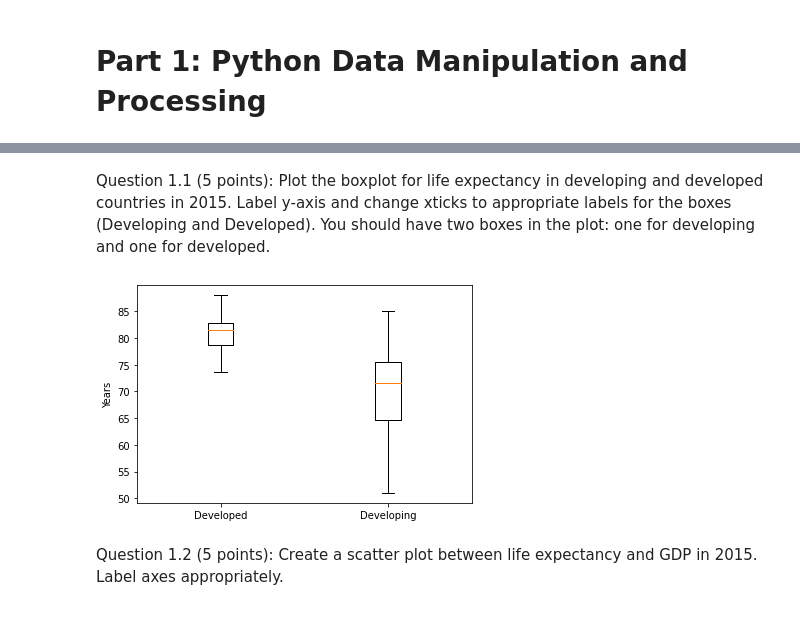
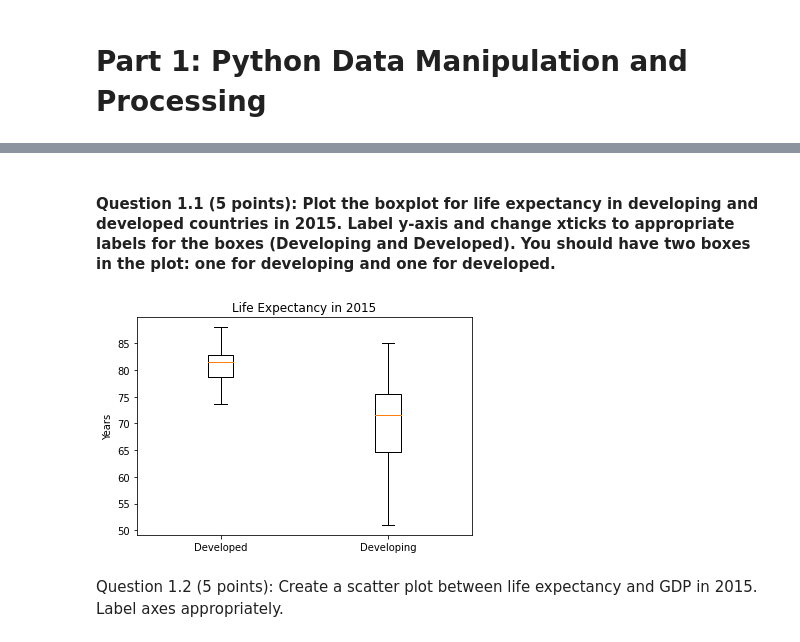
Before and after one commit to sarhuang/cosc425, a Jupyter notebook: Lab1/lab1_part1.ipynb, the cells around one changed output, grey strips where cells are left out. Drawn from its saved outputs; the diff is of its cells as text; code cells hidden in the pictures.

```diff
--- a/Lab1/lab1_part1.ipynb
+++ b/Lab1/lab1_part1.ipynb
@@ -30,19 +12,20 @@ print(life_expectancy_data_2015)
 # %% [markdown]
-Question 1.1 (5 points): Plot the boxplot for life expectancy in developing and developed countries in 2015. Label y-axis and change xticks to appropriate labels for the boxes (Developing and Developed). You should have two boxes in the plot: one for developing and one for developed.
+#### Question 1.1 (5 points): Plot the boxplot for life expectancy in developing and developed countries in 2015. Label y-axis and change xticks to appropriate labels for the boxes (Developing and Developed). You should have two boxes in the plot: one for developing and one for developed.
 # %%
 statuses = np.unique(life_expectancy_data_2015["Status"]) #Developed, Developing
 expectancies = []
 
 for status in statuses:
-    expectancy = np.array(life_expectancy_data_2015[(life_expectancy_data_2015["Status"]) == status]["Life_expectancy"])
+    expectancy = np.array(life_expectancy_data_2015[life_expectancy_data_2015["Status"] == status]["Life_expectancy"])
     expectancies.append(expectancy)
 
 plt.boxplot(expectancies)
 plt.xticks(range(1,len(statuses)+1), statuses)
 plt.ylabel("Years")
+plt.title('Life Expectancy in 2015')
 plt.show()
 # %% [output]
-[figure, old version]
+[figure, new version]
 # %% [markdown]
 Question 1.2 (5 points): Create a scatter plot between life expectancy and GDP in 2015.
 Label axes appropriately.
```
Also changed, not shown: parts of 4 cells of this notebook, 1 other file.
